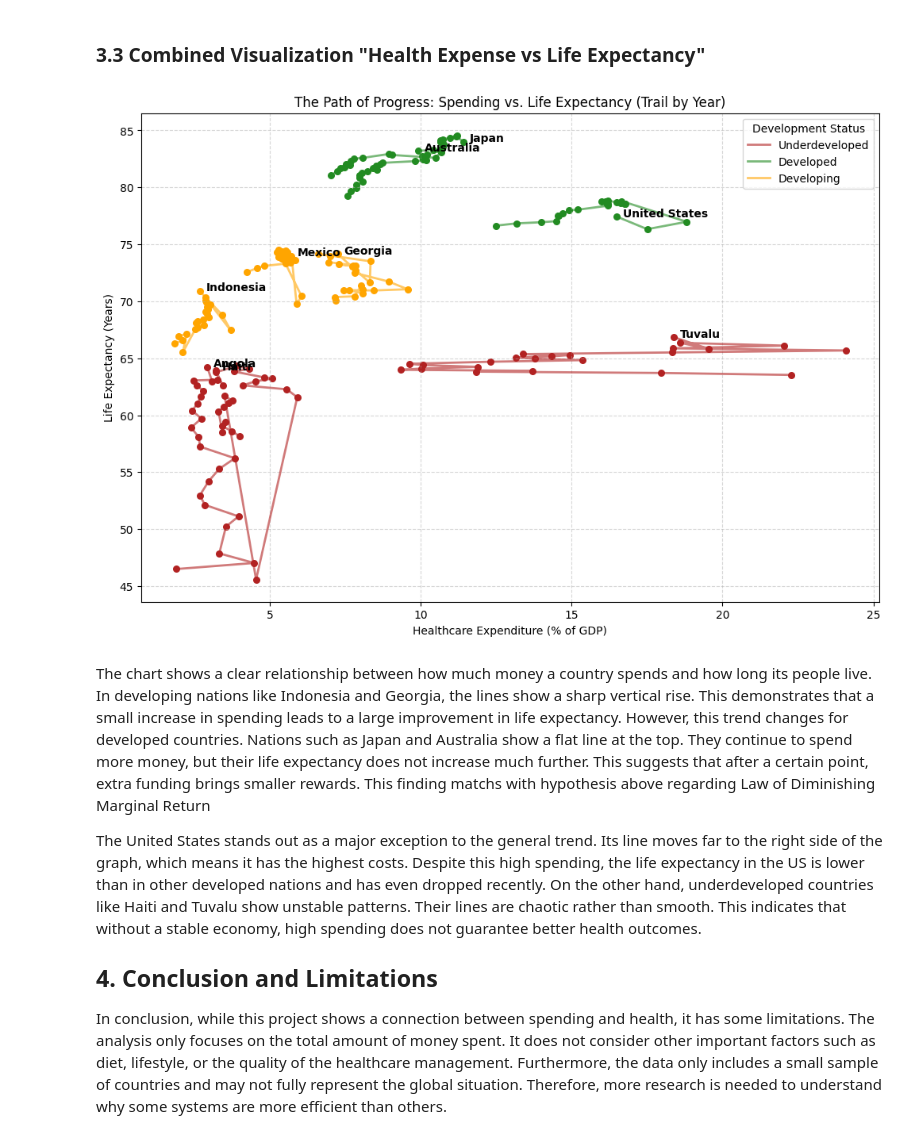
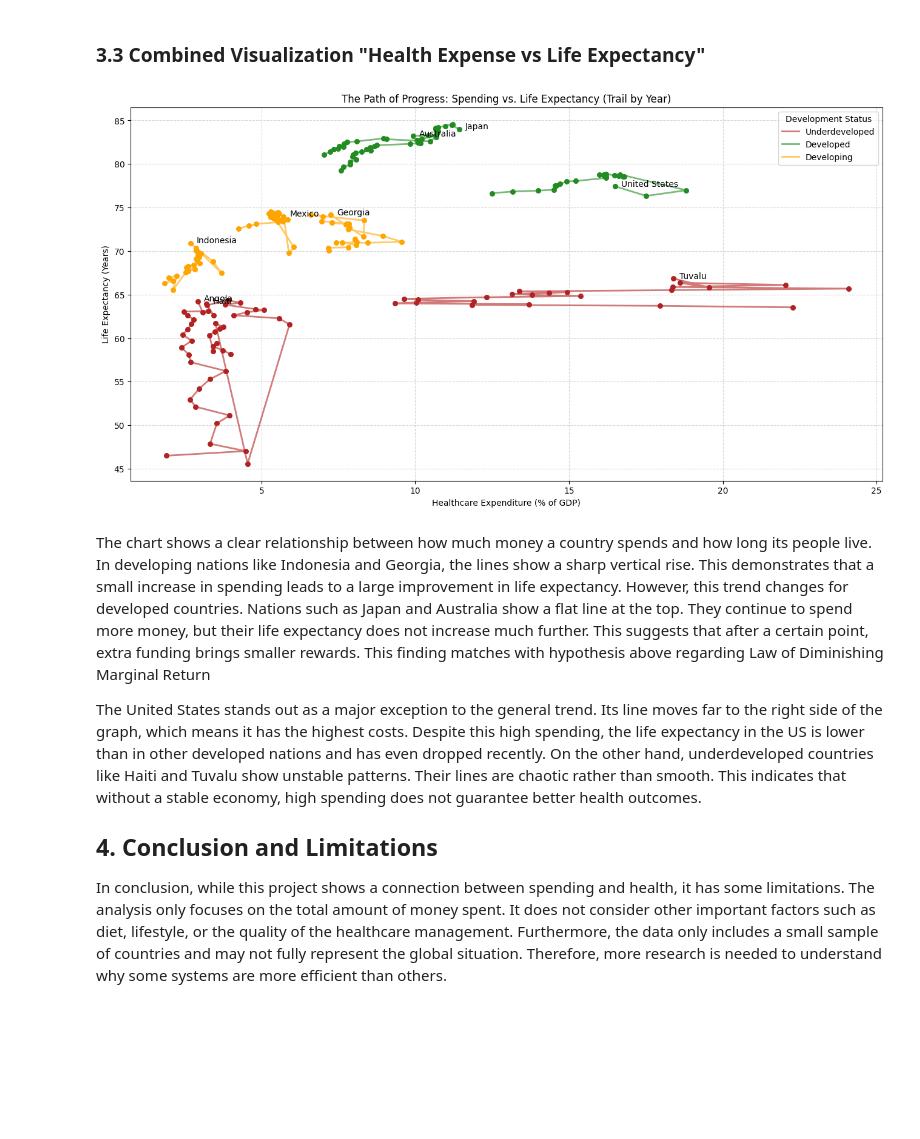
Before and after one commit to lugisz/lugisz.github.io, a Jupyter notebook: Project02.ipynb, the cells around one changed output. Drawn from its saved outputs; the diff is of its cells as text; code cells hidden in the pictures; blank space fills up the shorter version.

```diff
--- a/Project02.ipynb
+++ b/Project02.ipynb
@@ -401,68 +342,70 @@ df_combined = pd.merge(
 )
 
 
-plt.figure(figsize=(12, 8))
+plt.figure(figsize=(16, 8))
 
-# Define colors to match previous charts
+# Define colors
 my_colors = {
     "Developed": "forestgreen",
     "Developing": "orange",
     "Underdeveloped": "firebrick",
 }
 
-
-# Get a list of all unique countries in your data
+# Get unique countries
 countries_list = df_combined["Country Name"].unique()
 
 for country in countries_list:
-    # 1. Create a temporary table called 'subset'
+    # 1. Create temporary table
     subset = df_combined[df_combined["Country Name"] == country]
 
-    # 2. Sort by Year (Crucial! Otherwise the line scribbles randomly)
+    # 2. Sort by Year
     subset = subset.sort_values("Year")
 
-    # 3. Find out which category this country belongs to (to pick the color)
-    # .iloc[0] just looks at the first row to grab the category name
-    cat_name = subset["Category"].iloc[0]
+    # 3. Get Category, .values converts the pandas column into a simple list/array
+    cat_name = subset["Category"].values[0]
     line_color = my_colors[cat_name]
 
-    # 4. Plot the Line (The Path over time)
+    # 4. Plot Line
     plt.plot(
         subset["Expenditure"],
         subset["Life Expectancy"],
         color=line_color,
         linewidth=2,
         alpha=0.6,
         label=cat_name,
     )
 
-    # 5. Plot the Dots (The individual years)
+    # 5. Plot Dots
     plt.scatter(
         subset["Expenditure"], subset["Life Expectancy"], color=line_color, s=30
     )
 
-    # 6. Label the Country Name at the VERY END of the line (The most recent year)
-    # .iloc[-1] gets the last row (the most recent year)
-    last_x = subset["Expenditure"].iloc[-1]
-    last_y = subset["Life Expectancy"].iloc[-1]
-    plt.text(last_x + 0.2, last_y, country, fontsize=10, fontweight="bold")
+    # Find the row where the Year equals the maximum year in this subset
+    latest_row = subset[subset["Year"] == subset["Year"].max()]
+
+    # Extract the x and y values from that specific row
+    # .values[0] ensures we get the actual number, not a Series
+    last_x = latest_row["Expenditure"].values[0]
+    last_y = latest_row["Life Expectancy"].values[0]
+
+    plt.text(last_x + 0.2, last_y, country, fontsize=10, fontweight="regular")
 
 # Polish the chart
 plt.title("The Path of Progress: Spending vs. Life Expectancy (Trail by Year)")
 plt.xlabel("Healthcare Expenditure (% of GDP)")
 plt.ylabel("Life Expectancy (Years)")
 plt.grid(True, linestyle="--", alpha=0.5)
 
-# Simple trick to fix the Legend (otherwise it lists "Developed" 4 times)
+# Fix Legend
 handles, labels = plt.gca().get_legend_handles_labels()
 by_label = dict(zip(labels, handles))
 plt.legend(by_label.values(), by_label.keys(), title="Development Status")
 
 plt.show()
 # %% [output]
-[figure, old version]
+[figure, new version]
 # %% [markdown]
-<p> The chart shows a clear relationship between how much money a country spends and how long its people live. In developing nations like Indonesia and Georgia, the lines show a sharp vertical rise. This demonstrates that a small increase in spending leads to a large improvement in life expectancy. However, this trend changes for developed countries. Nations such as Japan and Australia show a flat line at the top. They continue to spend more money, but their life expectancy does not increase much further. This suggests that after a certain point, extra funding brings smaller rewards. This finding matchs with hypothesis above regarding Law of Diminishing Marginal Return</p>
+<p> The chart shows a clear relationship between how much money a country spends and how long its people live. In developing nations like Indonesia and Georgia, the lines show a sharp vertical rise. This demonstrates that a small increase in spending leads to a large improvement in life expectancy. However, this trend changes for developed countries. Nations such as Japan and Australia show a flat line at the top. They continue to spend more money, but their life expectancy does not increase much further. This suggests that after a certain point, extra funding brings smaller rewards. This finding matches with hypothesis above regarding Law of Diminishing Marginal Return</p>
 
 <p> The United States stands out as a major exception to the general trend. Its line moves far to the right side of the graph, which means it has the highest costs. Despite this high spending, the life expectancy in the US is lower than in other developed nations and has even dropped recently. On the other hand, underdeveloped countries like Haiti and Tuvalu show unstable patterns. Their lines are chaotic rather than smooth. This indicates that without a stable economy, high spending does not guarantee better health outcomes.</p>
 
```
Also changed, not shown: parts of 11 cells of this notebook.
